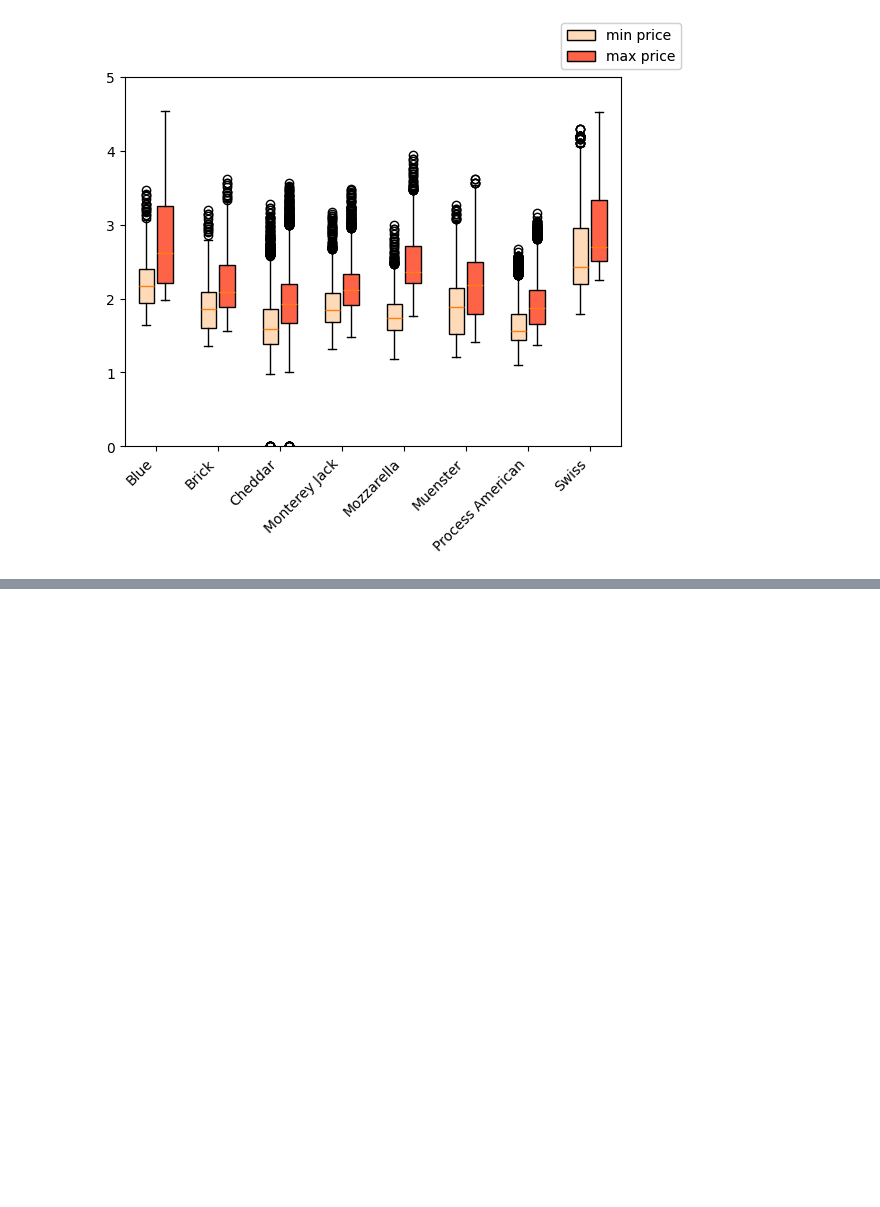
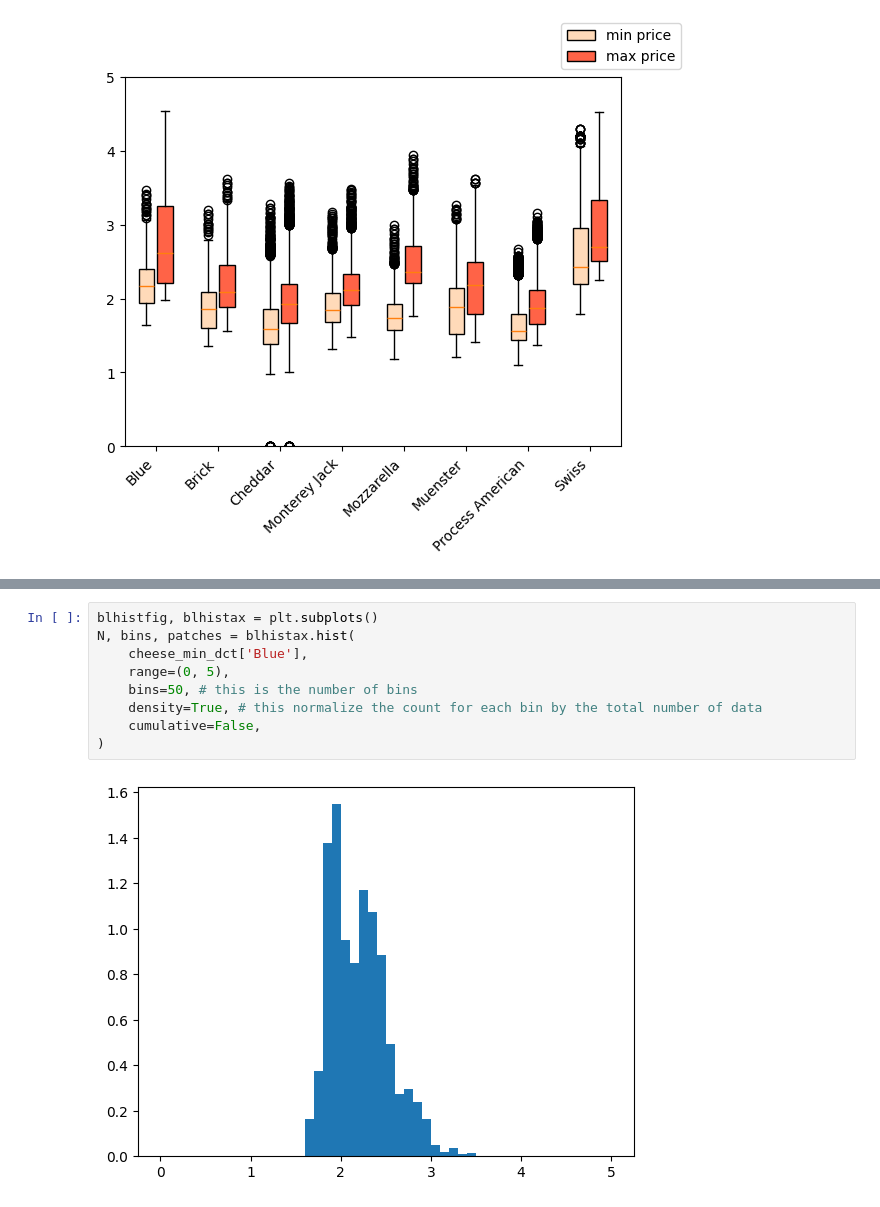
Before and after one commit to yalinli2/EnvEtools, a Jupyter notebook: course_modules/2_USDA_MyMarketNews_Python.ipynb, the cells around one changed output, grey strips where cells are left out. Drawn from its saved outputs; the diff is of its cells as text; blank space fills up the shorter version.

```diff
--- a/course_modules/2_USDA_MyMarketNews_Python.ipynb
+++ b/course_modules/2_USDA_MyMarketNews_Python.ipynb
@@ -726,0 +747,11 @@ bpfig2
+# %%
+blhistfig, blhistax = plt.subplots()
+N, bins, patches = blhistax.hist(
+    cheese_min_dct['Blue'],
+    range=(0, 5),
+    bins=50, # this is the number of bins
+    density=True, # this normalize the count for each bin by the total number of data
+    cumulative=False,
+)
+# %% [output]
+[figure, added]
```
Also changed, not shown: parts of 5 cells of this notebook, 1 other file.
